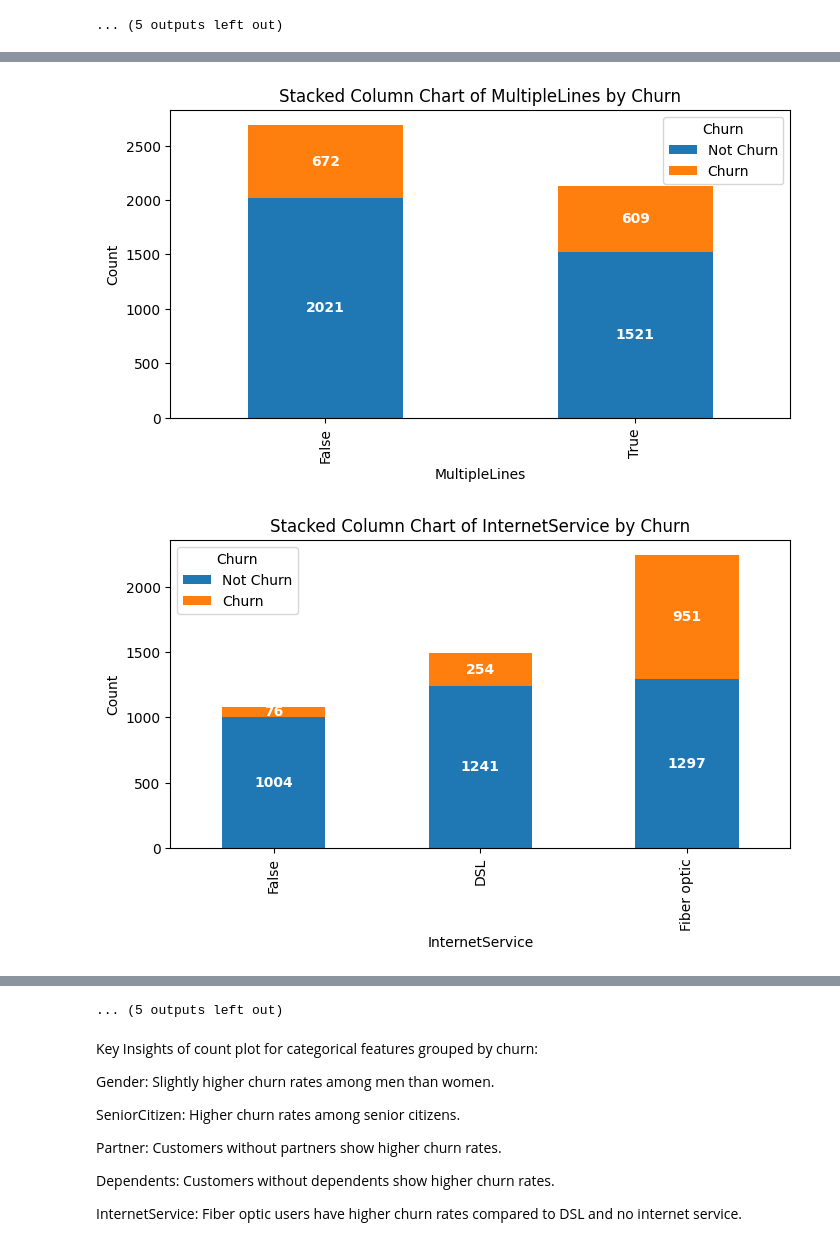
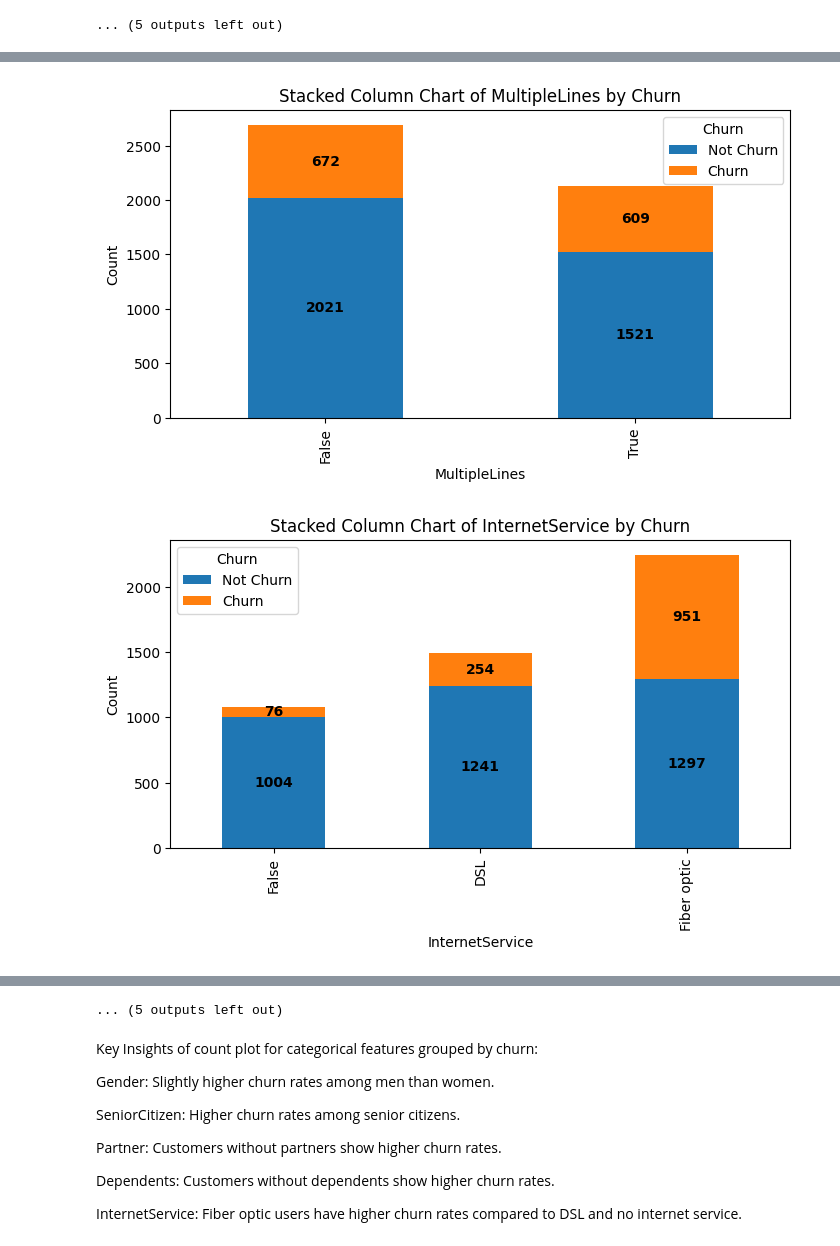
Before and after one commit to MillicentAgyir/LP2-Classification-Project, a Jupyter notebook: Notebooks/main.ipynb, the cells around one changed output, grey strips where cells are left out. Cells and saved outputs as stored; diff of their text form; code cells hidden in the pictures.

```diff
--- a/Notebooks/main.ipynb
+++ b/Notebooks/main.ipynb
@@ -415,7 +415,7 @@ def add_labels(bars):
                 bar.get_y() + height / 2,
                 f'{height:.0f}',
                 ha='center', va='center',
-                color='white', fontsize=10, fontweight='bold'
+                color='black', fontsize=10, fontweight='bold'
             )
 
 # Plot stacked column charts for categorical features grouped by Churn
@@ -444,2 +444,2 @@ for col in categorical_columns:
-[figure, old version]
+[figure, new version]
-[figure, old version]
+[figure, new version]
```
Also changed, not shown: parts of 2 cells of this notebook.
